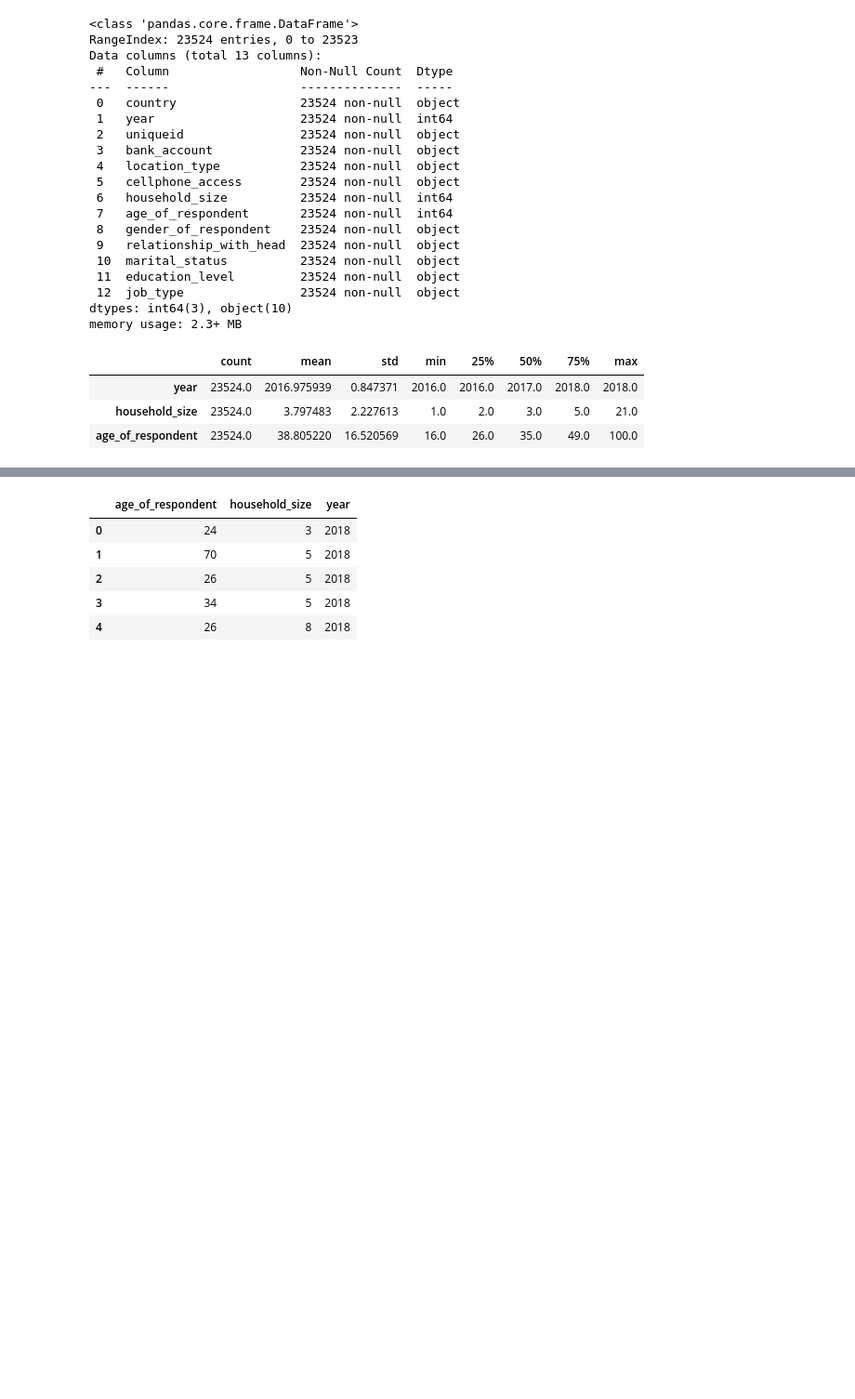
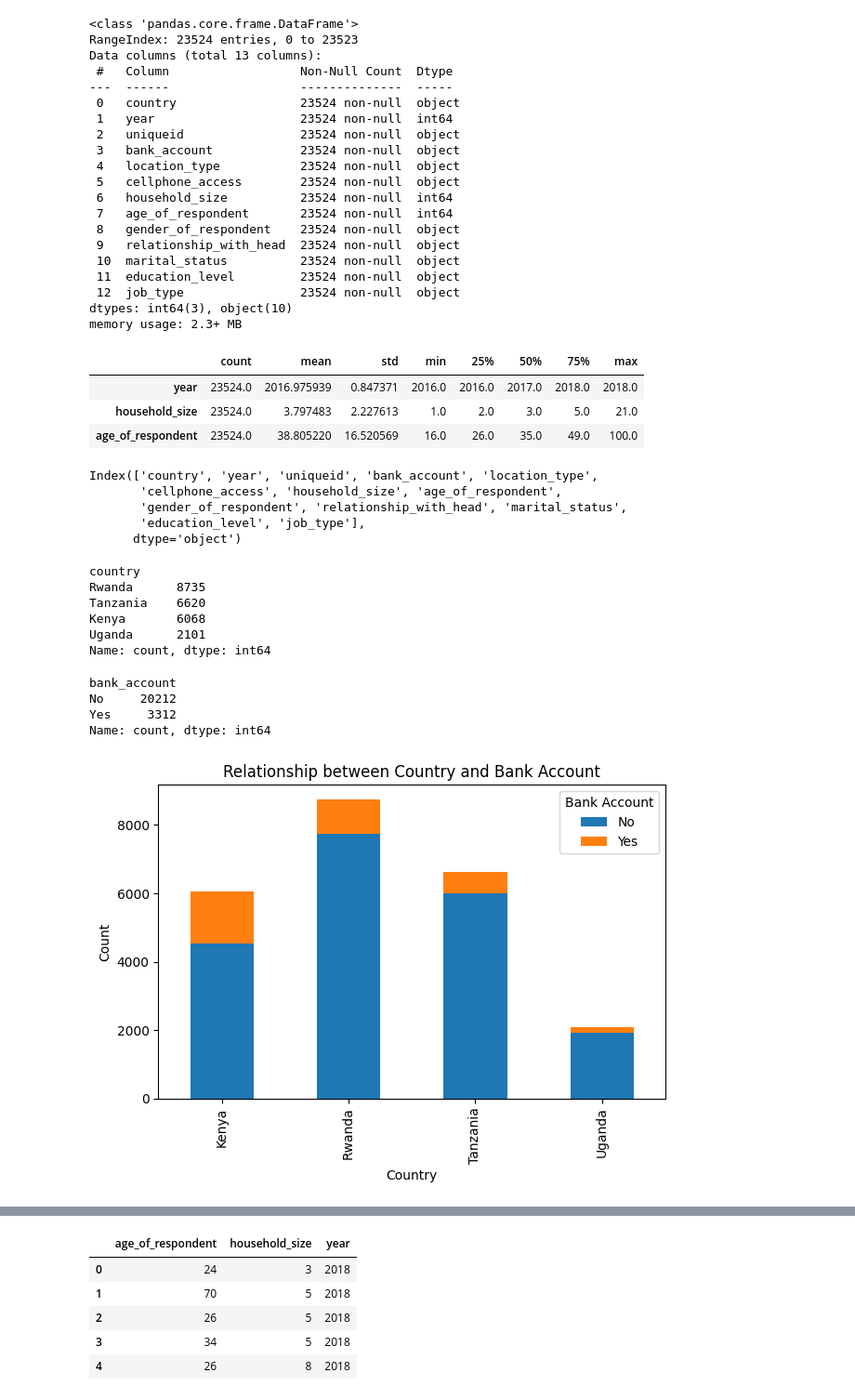
Before and after one commit to datakiptoo/Financial_Inclusion, a Jupyter notebook: train.ipynb, the cells around one changed output, grey strips where cells are left out. Shown at 93% size. Saved outputs shown, nothing was run; the diff lists cells and outputs as text; code cells hidden in the pictures; blank space fills up the shorter version.

Commit message:
relationships between target varable and other variables

```diff
--- a/train.ipynb
+++ b/train.ipynb
@@ -49,3 +49,42 @@ fin_data.describe().T
 | year | 23524.0 | 2016.975939 | 0.847371 | 2016.0 | 2016.0 | 2017.0 | 2018.0 | 2018.0 |
 | household_size | 23524.0 | 3.797483 | 2.227613 | 1.0 | 2.0 | 3.0 | 5.0 | 21.0 |
 | age_of_respondent | 23524.0 | 38.805220 | 16.520569 | 16.0 | 26.0 | 35.0 | 49.0 | 100.0 |
+# %%
+fin_data.columns
+# %% [output]
+Index(['country', 'year', 'uniqueid', 'bank_account', 'location_type',
+       'cellphone_access', 'household_size', 'age_of_respondent',
+       'gender_of_respondent', 'relationship_with_head', 'marital_status',
+       'education_level', 'job_type'],
+      dtype='object')
+# %%
+#count of each record per country
+fin_data['country'].value_counts()
+# %% [output]
+country
+Rwanda      8735
+Tanzania    6620
+Kenya       6068
+Uganda      2101
+Name: count, dtype: int64
+# %%
+fin_data['bank_account'].value_counts()
+# %% [output]
+bank_account
+No     20212
+Yes     3312
+Name: count, dtype: int64
+# %%
+country=fin_data.groupby(['country','bank_account']).size().unstack().fillna(0)
+# %%
+# Plotting a stacked bar plot
+country.plot(kind='bar', stacked=True)
+plt.xlabel('Country')
+plt.ylabel('Count')
+plt.title('Relationship between Country and Bank Account')
+plt.legend(title='Bank Account')
+
+plt.tight_layout()
+plt.show()
+# %% [output]
+[figure, added]
```
Also changed, not shown: parts of 34 cells of this notebook.
